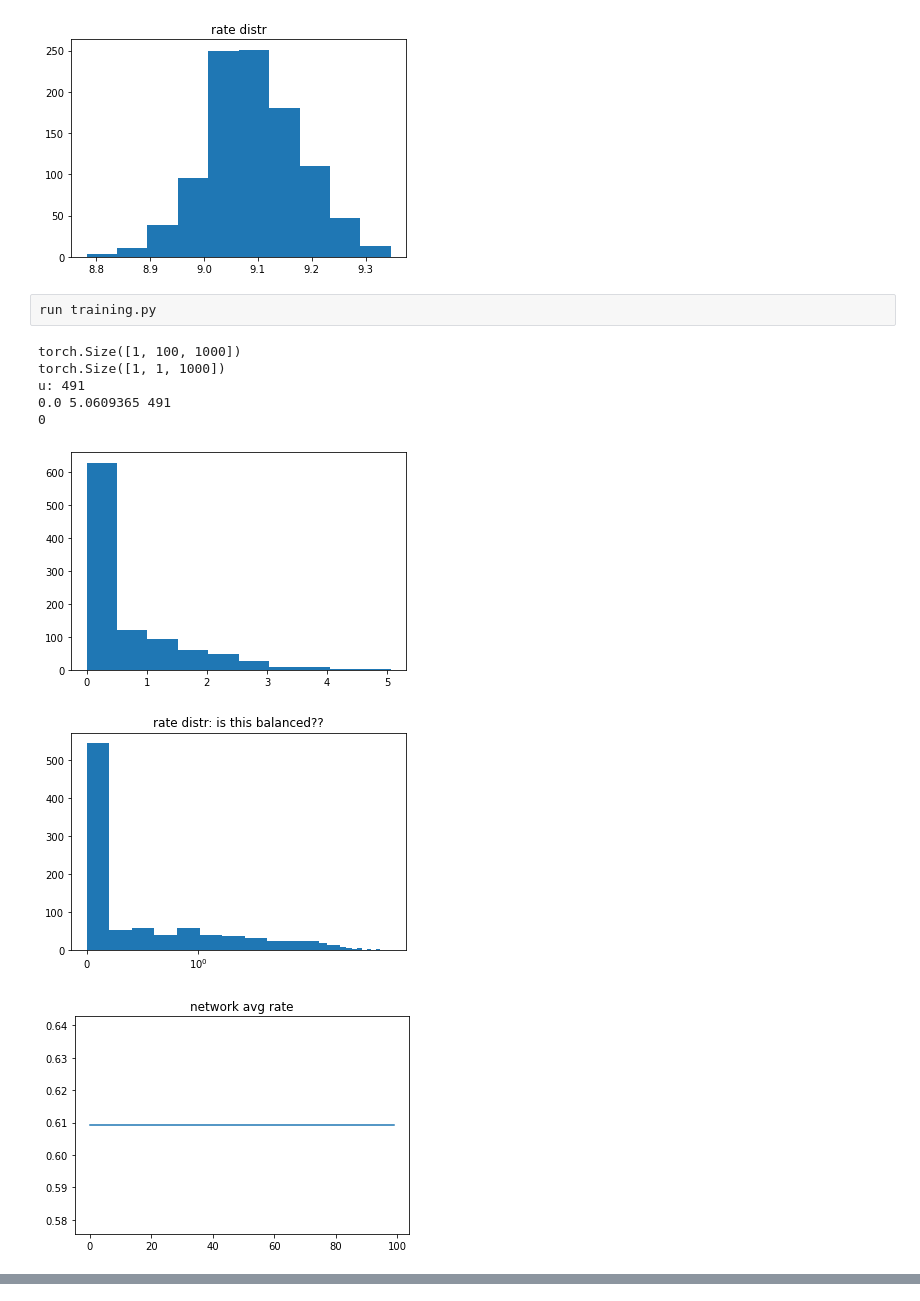
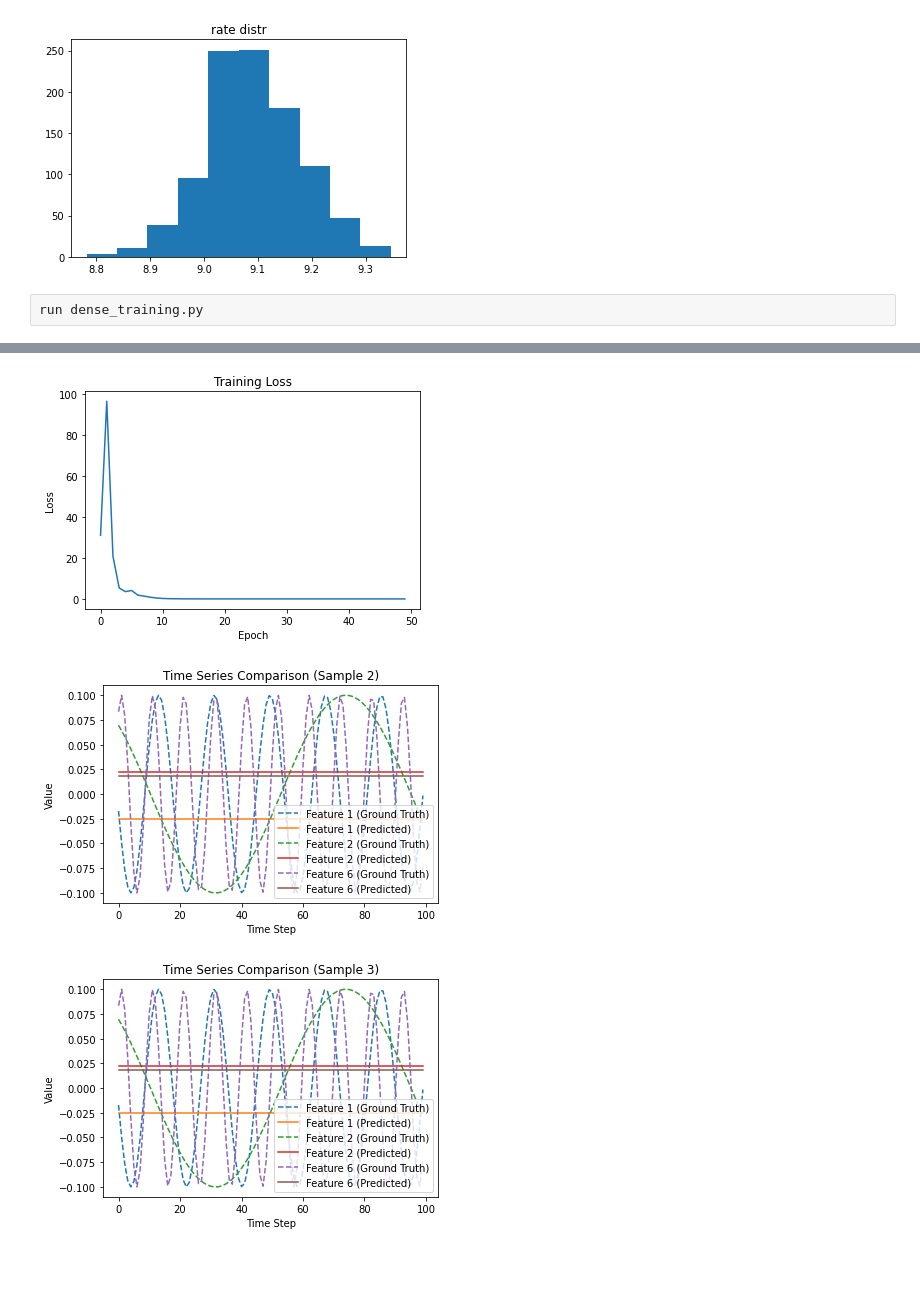
Before and after one commit to shrisharaob/pytorchBN, a Jupyter notebook: test.ipynb, the cells around one changed output, grey strips where cells are left out. Drawn from its saved outputs; the diff is of its cells as text; blank space fills up the shorter version.

```diff
--- a/test.ipynb
+++ b/test.ipynb
@@ -11,14 +15,6 @@ run erdos.py
 JI0=1.0 JII=-0.01
 [figure]
 [figure]
-# %%
-run training.py
-# %% [output]
-torch.Size([1, 100, 1000])
-torch.Size([1, 1, 1000])
-u: 491
-0.0 5.0609365 491
-0
-[figure, removed]
-[figure, removed]
-[figure, removed]
+# %%
+run dense_training.py
+# %% [output]
@@ -24,0 +26,3 @@ u: 491
+[figure, added]
+[figure, added]
+[figure, added]
```
Also changed, not shown: parts of 3 cells of this notebook, 4 other files.
